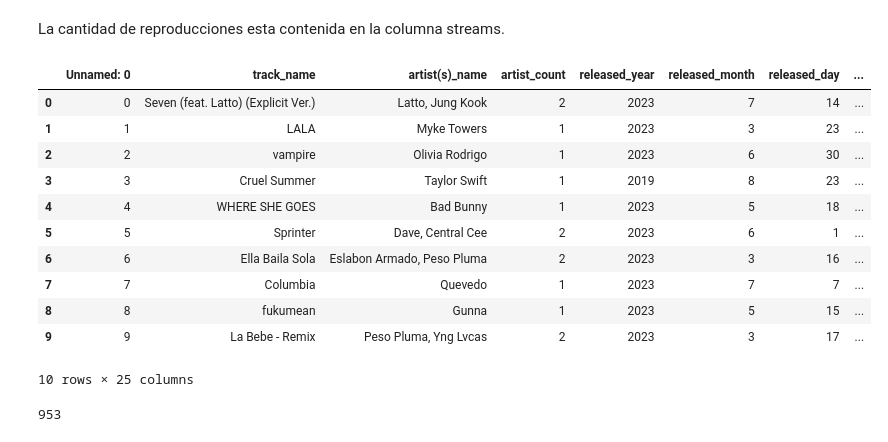
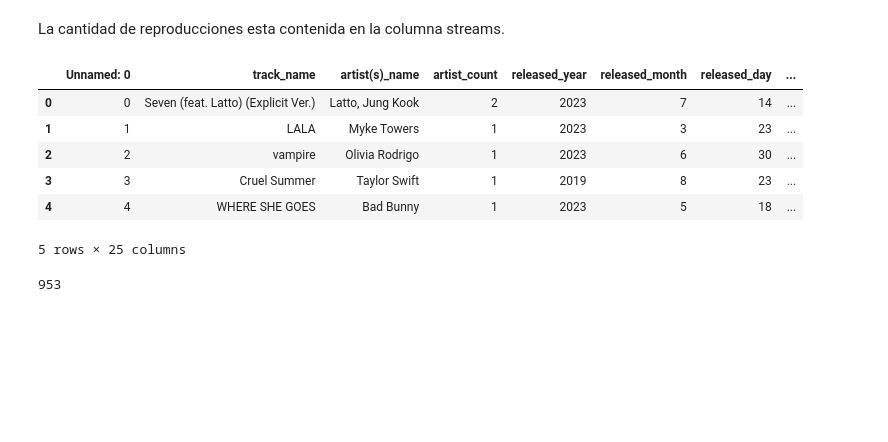
Before and after one commit to mfernandezzz/Pruebas_Tecnicas, a Jupyter notebook: pruebaTecnicaSpotify.ipynb, the cells around one changed output. Saved outputs shown, nothing was run; the diff lists cells and outputs as text; code cells hidden in the pictures; blank space fills up the shorter version.

```diff
--- a/pruebaTecnicaSpotify.ipynb
+++ b/pruebaTecnicaSpotify.ipynb
@@ -9,20 +9,15 @@ import pandas as pd
 import numpy as np
 # %%
 df = pd.read_csv('/content/spotify.csv')
-df.head(10)
+df.head()
 # %% [output]
 |  | Unnamed: 0 | track_name | artist(s)_name | artist_count | released_year | released_month | released_day | ... |
 | 0 | 0 | Seven (feat. Latto) (Explicit Ver.) | Latto, Jung Kook | 2 | 2023 | 7 | 14 | ... |
 | 1 | 1 | LALA | Myke Towers | 1 | 2023 | 3 | 23 | ... |
 | 2 | 2 | vampire | Olivia Rodrigo | 1 | 2023 | 6 | 30 | ... |
 | 3 | 3 | Cruel Summer | Taylor Swift | 1 | 2019 | 8 | 23 | ... |
 | 4 | 4 | WHERE SHE GOES | Bad Bunny | 1 | 2023 | 5 | 18 | ... |
-| 5 | 5 | Sprinter | Dave, Central Cee | 2 | 2023 | 6 | 1 | ... |
-| 6 | 6 | Ella Baila Sola | Eslabon Armado, Peso Pluma | 2 | 2023 | 3 | 16 | ... |
-| 7 | 7 | Columbia | Quevedo | 1 | 2023 | 7 | 7 | ... |
-| 8 | 8 | fukumean | Gunna | 1 | 2023 | 5 | 15 | ... |
-| 9 | 9 | La Bebe - Remix | Peso Pluma, Yng Lvcas | 2 | 2023 | 3 | 17 | ... |
-10 rows × 25 columns
+5 rows × 25 columns
 # %%
 df.shape[0]
 # %% [output]
```
Also changed, not shown: parts of 7 cells of this notebook.
